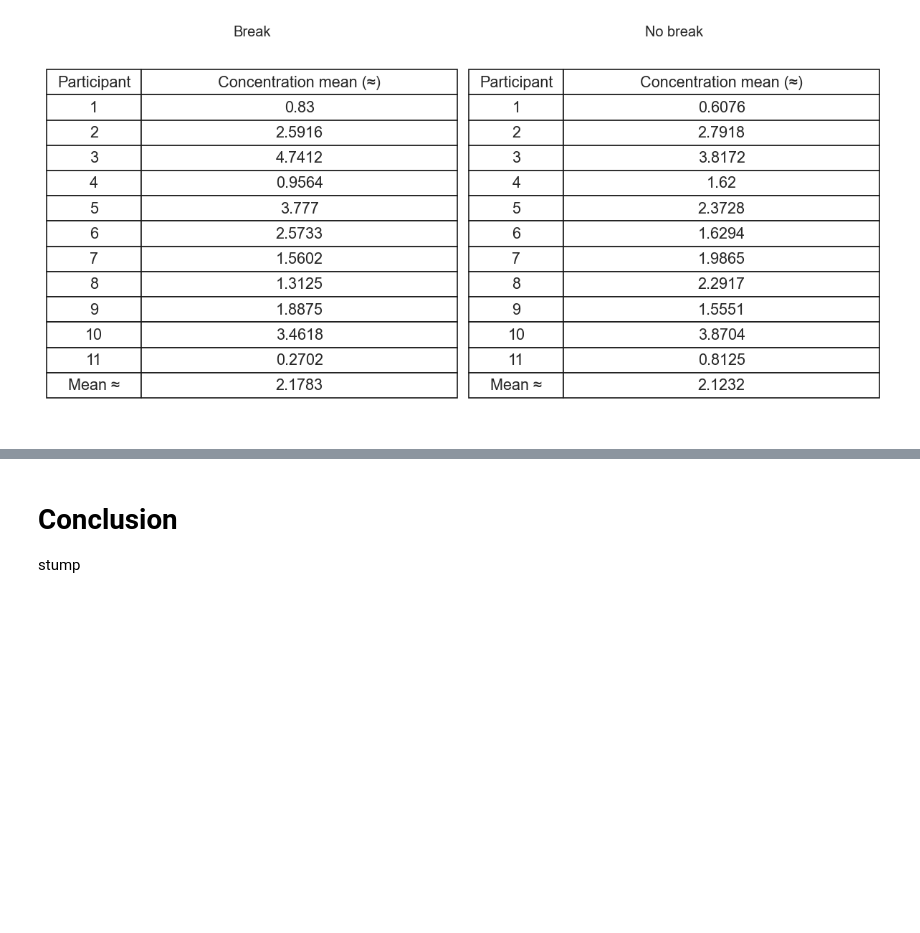
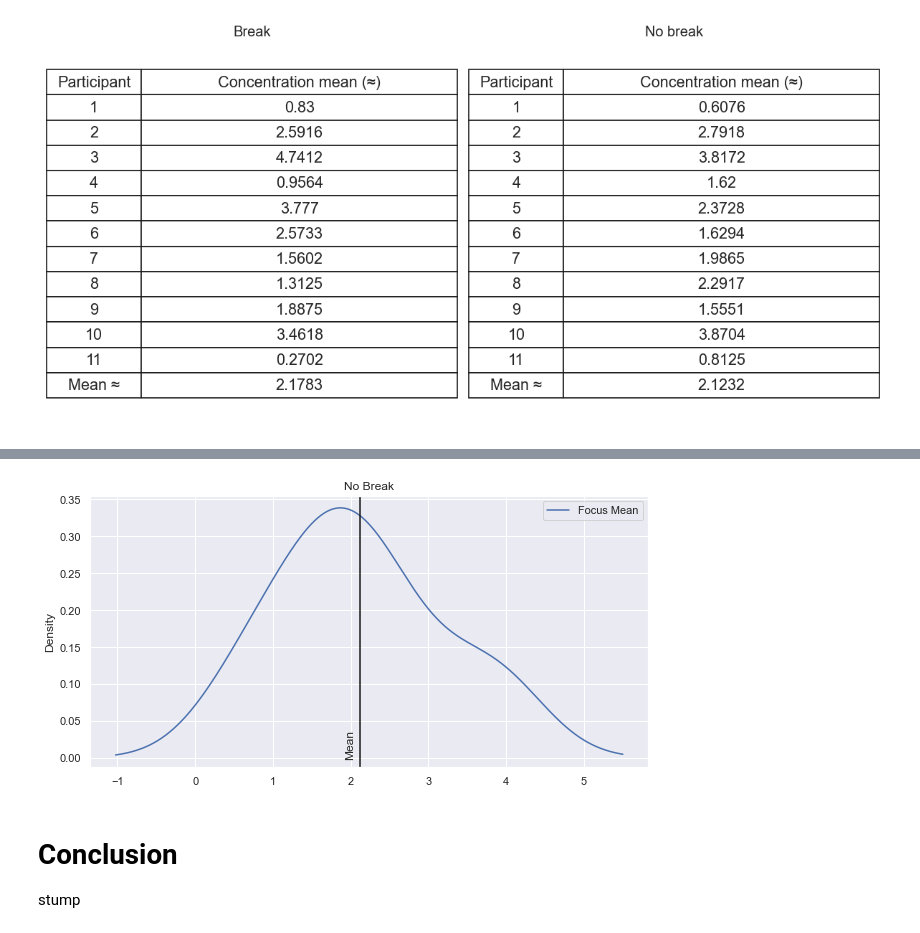
Before and after one commit to Br4ggs/FocusResearch, a Jupyter notebook: FocusResearch.ipynb, the cells around one changed output, grey strips where cells are left out. Saved outputs shown, nothing was run; the diff lists cells and outputs as text; code cells hidden in the pictures; blank space fills up the shorter version.

```diff
--- a/FocusResearch.ipynb
+++ b/FocusResearch.ipynb
@@ -146,6 +146,7 @@ for i in range(values):
     no_break_stats.append(pd.read_csv(location))
     no_break_means.append(no_break_stats[i]["FocusReal"].mean())
 
+df_no_break = pd.DataFrame(no_break_means, columns=['Focus Mean'])
 no_break_mean = sum(no_break_means) / len(no_break_means)
 # %%
 break_stats = []
@@ -190,3 +198,9 @@ plt.show()
+# %%
+ax = df_no_break.plot(kind='density', title = "No Break")
+ax.axvline(no_break_mean, color='k')
+ax.text(no_break_mean - 0.2, 0, "Mean", rotation=90);
+# %% [output]
+[figure, added]
 # %% [markdown]
 # Conclusion
 stump
```
Also changed, not shown: parts of 2 cells of this notebook, 1 other file.
